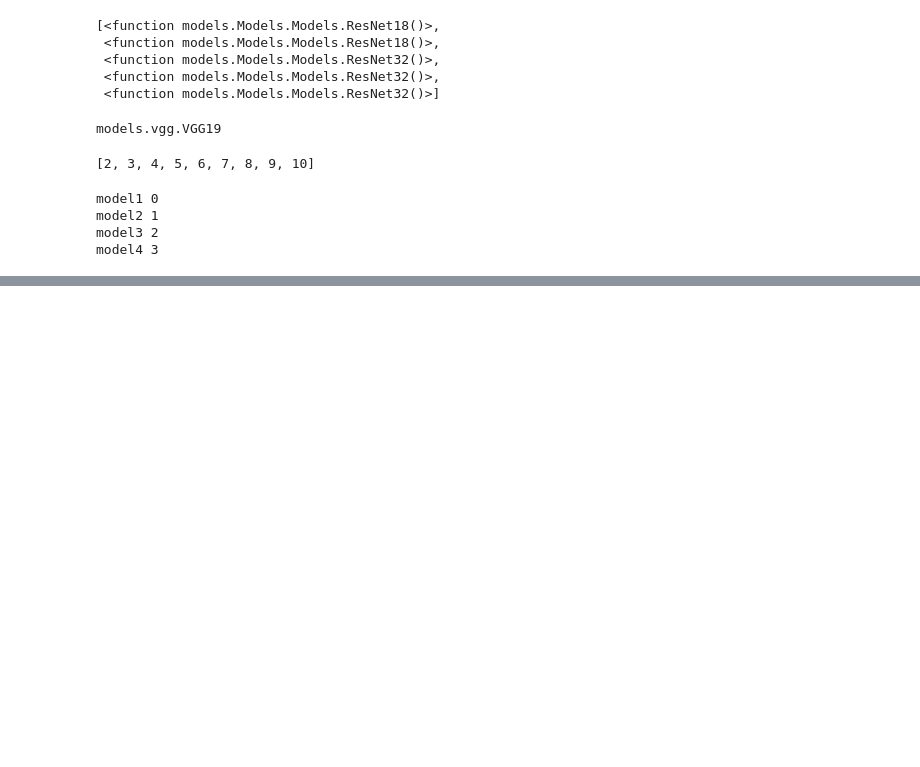
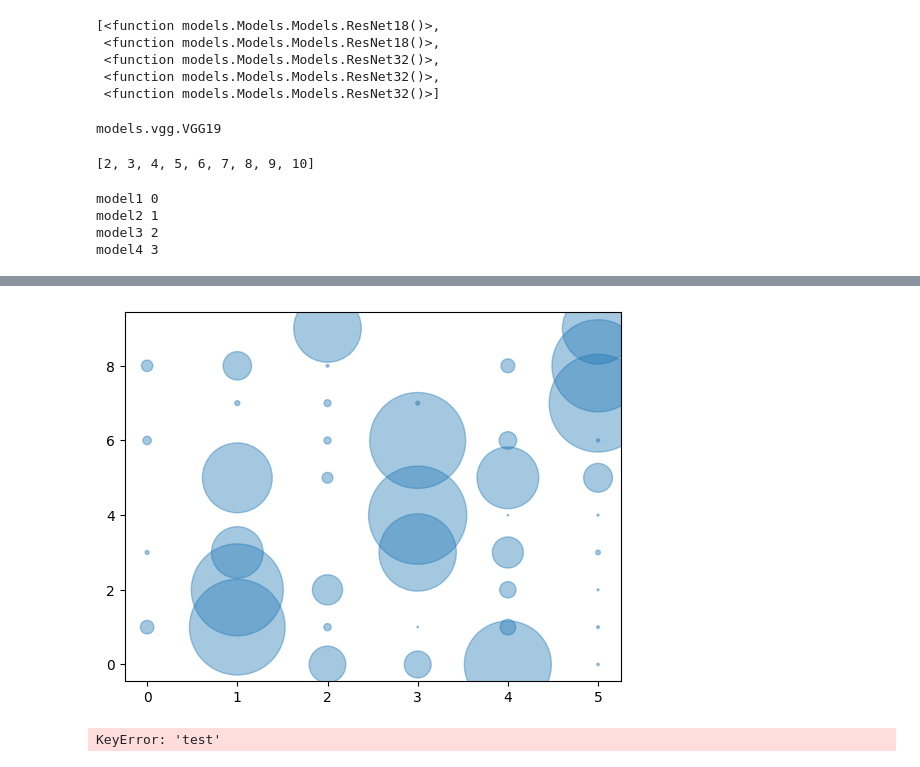
Before and after one commit to colinlaganier/FedDKD, a Jupyter notebook: testing.ipynb, the cells around one changed output, grey strips where cells are left out. Drawn from its saved outputs; the diff is of its cells as text; code cells hidden in the pictures; blank space fills up the shorter version.

```diff
--- a/testing.ipynb
+++ b/testing.ipynb
@@ -84,0 +239,5 @@ model4 3
+# %%
+x = []
+num_clients = 6
+for i in range(num_clients):
+    x.append([i]*10)
@@ -84,0 +288,28 @@ model4 3
+# %%
+import numpy as np
+import matplotlib.pyplot as plt
+
+def plot_class_distribution_speed(subsets):
+    class_labels = np.arange(10).astype(str)  # CIFAR10 class labels
+
+    class_counts = np.zeros((len(subsets), 10), dtype=int)
+    for i, subset in enumerate(subsets):
+        targets = np.array([target for _, target in subset])
+        class_counts[i] = np.bincount(targets, minlength=10)
+
+    # Plotting
+    num_subsets = len(subsets)
+    num_classes = len(class_labels)
+
+    x = np.repeat(np.arange(num_subsets), num_classes)
+    y = np.tile(np.arange(num_classes), num_subsets)
+    flattened_list = class_counts.flatten()
+
+    fig, ax = plt.subplots()
+    ax.scatter(x, y, flattened_list, alpha=0.4, cmap='viridis')
+
+    plt.show()
+# %%
+plot_class_distribution_speed(subsets_dir)
+# %% [output]
+[figure, added]
@@ -84,0 +327,4 @@ model4 3
+# %%
+foo["test"].append(1)
+# %% [output]
+KeyError: 'test'
```
Also changed, not shown: parts of 41 cells of this notebook, 12 other files.
